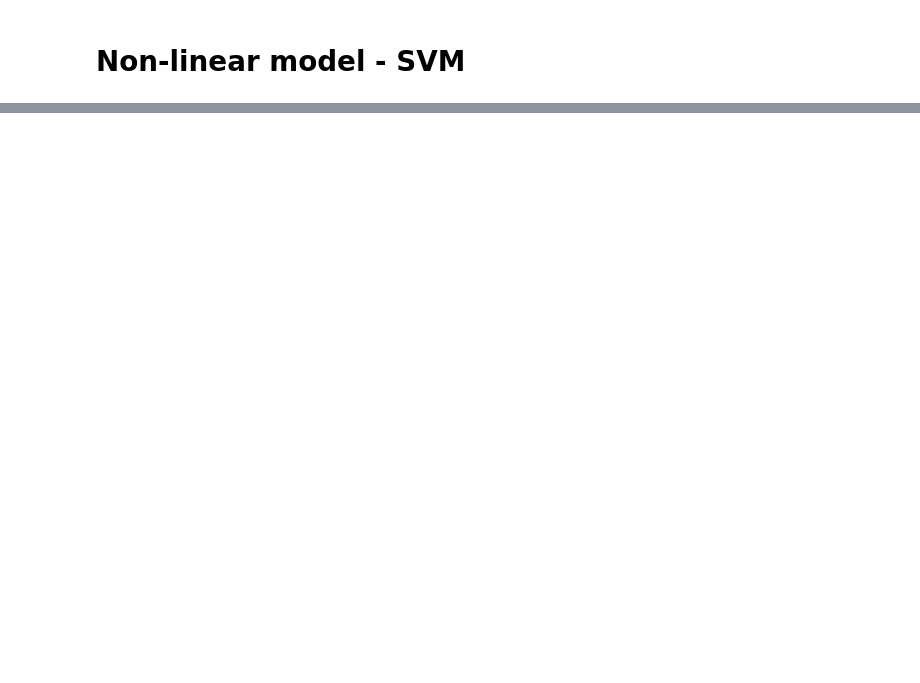
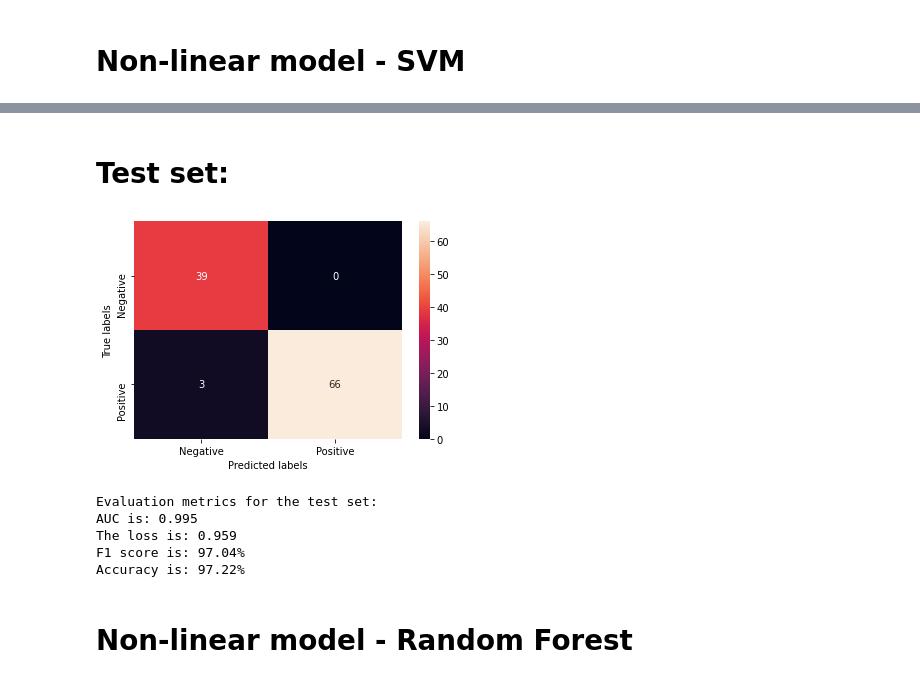
Before and after one commit to mlh-master/hw2_mlh-shir-sagi, a Jupyter notebook: HW2.ipynb, the cells around one changed output, grey strips where cells are left out. Drawn from its saved outputs; the diff is of its cells as text; code cells hidden in the pictures; blank space fills up the shorter version.

```diff
--- a/HW2.ipynb
+++ b/HW2.ipynb
@@ -183,0 +333,23 @@ Accuracy is: 90.74%
+# %% [markdown]
+# Test set:
+# %%
+cnf_matrix_test = metrics.confusion_matrix(y_pred_test_svm_nonlin, y_test)
+ax1 = plt.subplot()
+sns.heatmap(cnf_matrix_test, annot=True, xticklabels=['Negative','Positive'], yticklabels=['Negative','Positive'])
+ax1.set(ylabel='True labels', xlabel='Predicted labels')
+plt.show()
+
+print('Evaluation metrics for the test set:')
+print('AUC is: %.3f' % (AUC_test_svm_nonlin))
+print('The loss is: %.3f' % (loss_test_svm_nonlin))
+print("F1 score is: " + str("{0:.2f}".format(100 * metrics.f1_score(y_test, y_pred_test_svm_nonlin, average='macro'))) + "%")
+print("Accuracy is: " + str("{0:.2f}".format(100 * metrics.accuracy_score(y_test, y_pred_test_svm_nonlin))) + "%")
+# %% [output]
+[figure, added]
+Evaluation metrics for the test set:
+AUC is: 0.995
+The loss is: 0.959
+F1 score is: 97.04%
+Accuracy is: 97.22%
+# %% [markdown]
+# Non-linear model - Random Forest
```
Also changed, not shown: parts of 22 cells of this notebook, 1 other file.
